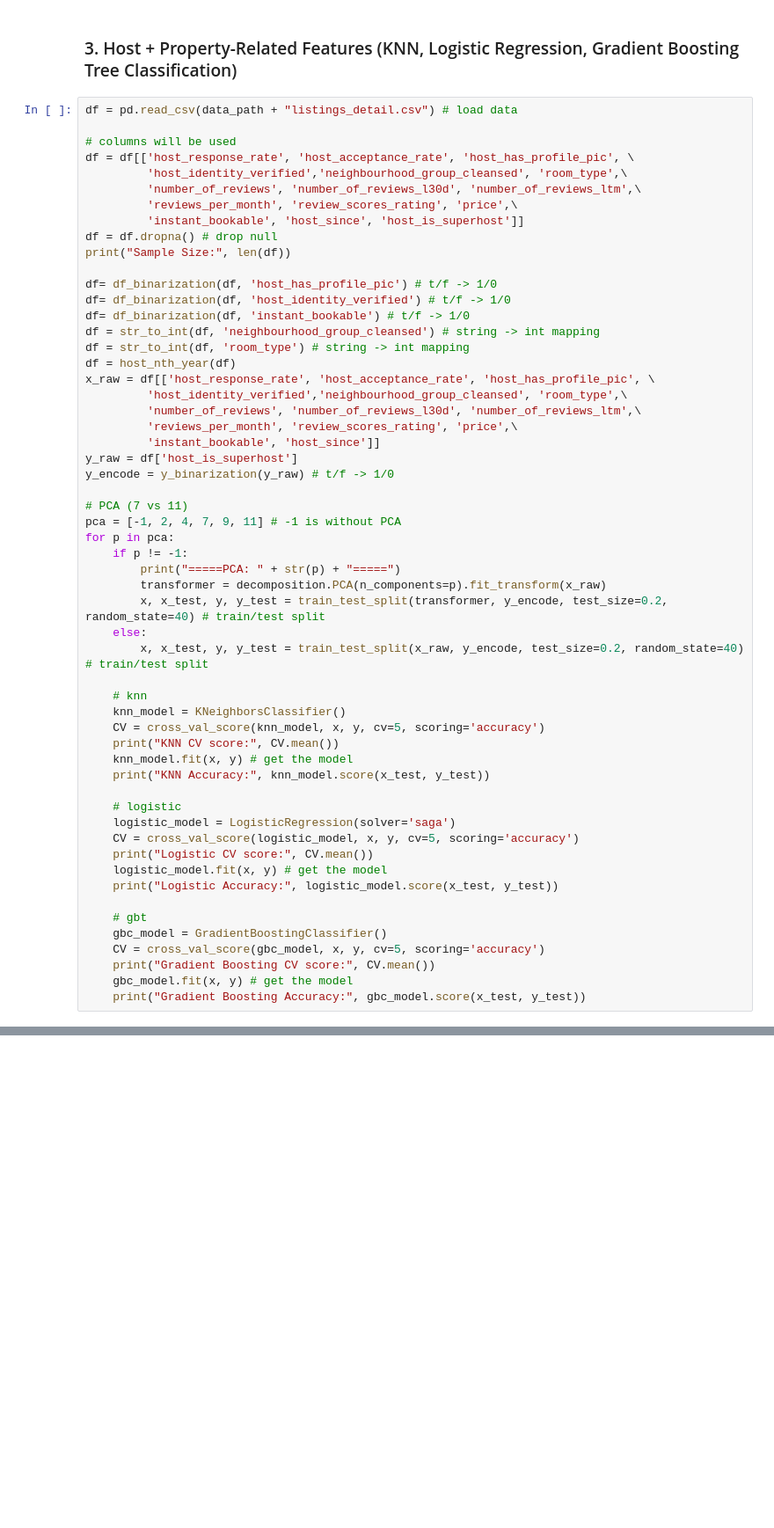
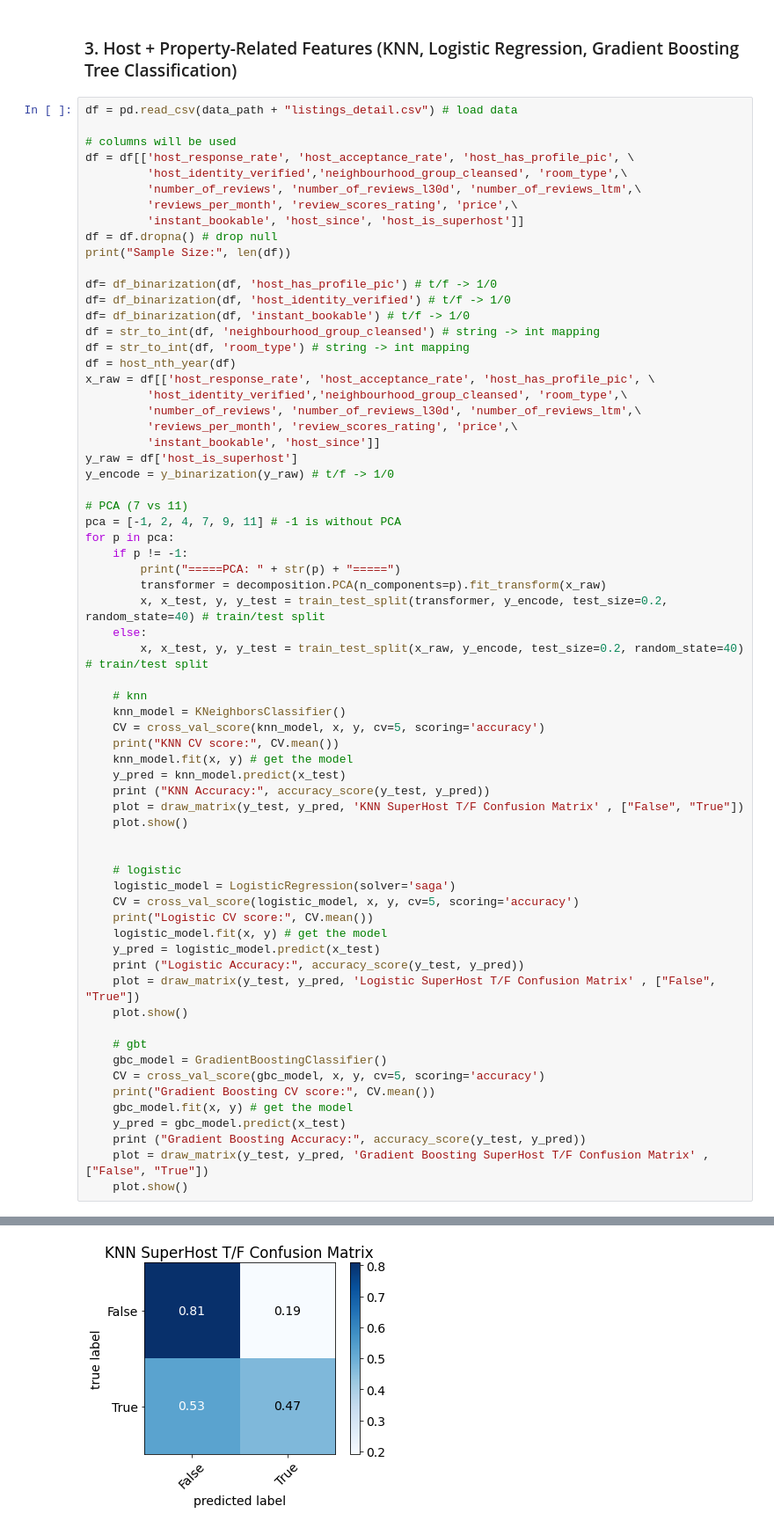
Before and after one commit to cjw531/cs396-airbnb-analysis, a Jupyter notebook: presentation/presentaton.ipynb, the cells around one changed output, grey strips where cells are left out. Shown at 88% size. Saved outputs shown, nothing was run; the diff lists cells and outputs as text; blank space fills up the shorter version.

```diff
--- a/presentation/presentaton.ipynb
+++ b/presentation/presentaton.ipynb
@@ -215,18 +217,29 @@ for p in pca:
     CV = cross_val_score(knn_model, x, y, cv=5, scoring='accuracy')
     print("KNN CV score:", CV.mean())
     knn_model.fit(x, y) # get the model
-    print("KNN Accuracy:", knn_model.score(x_test, y_test))
+    y_pred = knn_model.predict(x_test)
+    print ("KNN Accuracy:", accuracy_score(y_test, y_pred))
+    plot = draw_matrix(y_test, y_pred, 'KNN SuperHost T/F Confusion Matrix' , ["False", "True"])
+    plot.show()
+
 
     # logistic
     logistic_model = LogisticRegression(solver='saga')
     CV = cross_val_score(logistic_model, x, y, cv=5, scoring='accuracy')
     print("Logistic CV score:", CV.mean())
     logistic_model.fit(x, y) # get the model
-    print("Logistic Accuracy:", logistic_model.score(x_test, y_test))
+    y_pred = logistic_model.predict(x_test)
+    print ("Logistic Accuracy:", accuracy_score(y_test, y_pred))
+    plot = draw_matrix(y_test, y_pred, 'Logistic SuperHost T/F Confusion Matrix' , ["False", "True"])
+    plot.show()
 
     # gbt
     gbc_model = GradientBoostingClassifier()
     CV = cross_val_score(gbc_model, x, y, cv=5, scoring='accuracy')
     print("Gradient Boosting CV score:", CV.mean())
     gbc_model.fit(x, y) # get the model
-    print("Gradient Boosting Accuracy:", gbc_model.score(x_test, y_test))
+    y_pred = gbc_model.predict(x_test)
+    print ("Gradient Boosting Accuracy:", accuracy_score(y_test, y_pred))
+    plot = draw_matrix(y_test, y_pred, 'Gradient Boosting SuperHost T/F Confusion Matrix' , ["False", "True"])
+    plot.show()
+# %% [output]
@@ -232,0 +249 @@ for p in pca:
+[figure, added]
```
Also changed, not shown: parts of 13 cells of this notebook, 1 other file.
